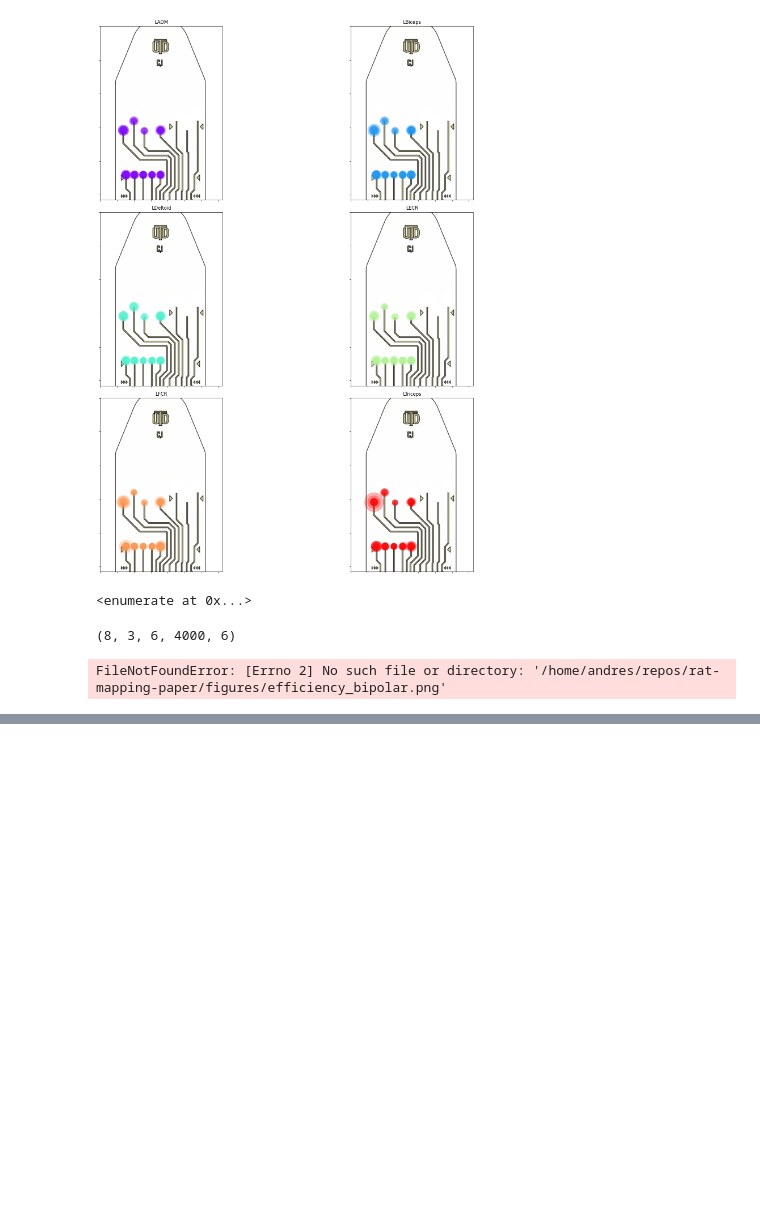
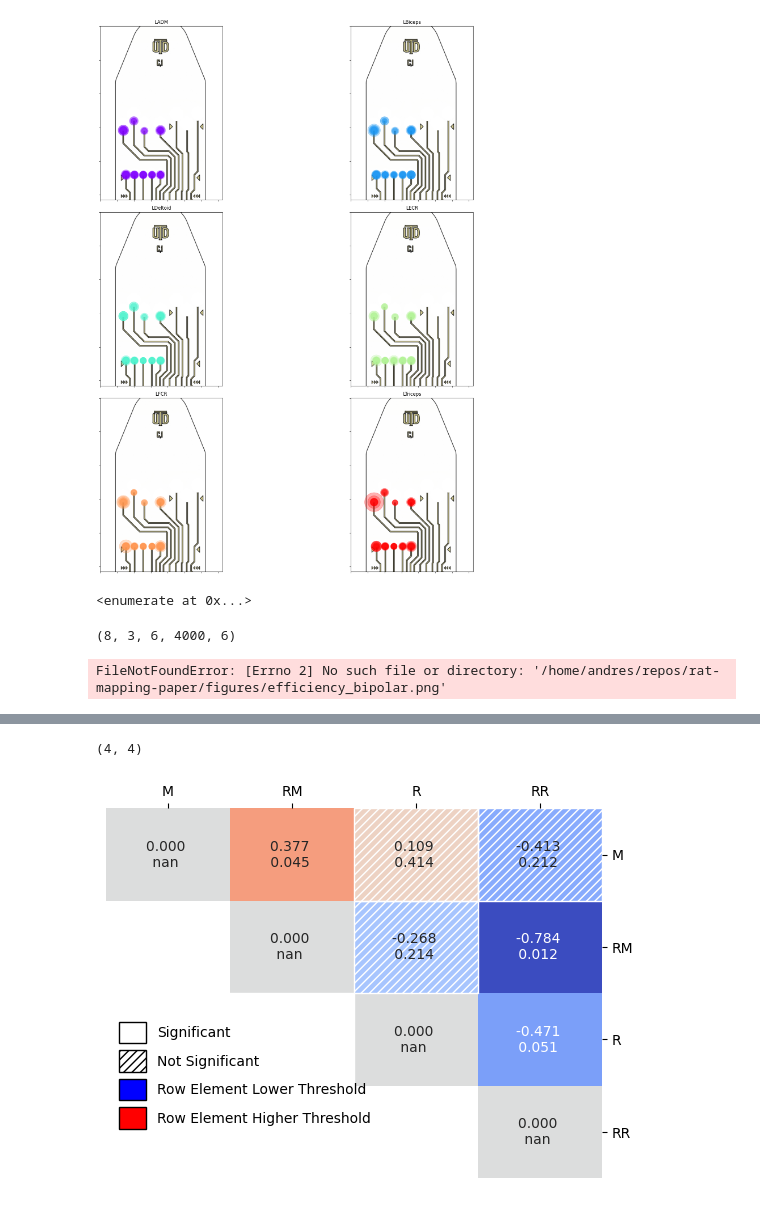
Before and after one commit to hbmep/rat-mapping, a Jupyter notebook: notebooks/C_SMA_LAR/efficiency_bipolar.ipynb, the cells around one changed output, grey strips where cells are left out. Saved outputs shown, nothing was run; the diff lists cells and outputs as text; code cells hidden in the pictures; blank space fills up the shorter version.

```diff
--- a/notebooks/C_SMA_LAR/efficiency_bipolar.ipynb
+++ b/notebooks/C_SMA_LAR/efficiency_bipolar.ipynb
@@ -506,0 +682,3 @@ FileNotFoundError: [Errno 2] No such file or directory: '/home/andres/repos/rat-
+# %%
+mono = [m for m in mono if m.split("-")[1][2] in laterality_r]
+mono
@@ -506,0 +755,2 @@ FileNotFoundError: [Errno 2] No such file or directory: '/home/andres/repos/rat-
+# %%
+arr_biceps = ma.masked_invalid(arr_biceps)
@@ -506,0 +786,12 @@ FileNotFoundError: [Errno 2] No such file or directory: '/home/andres/repos/rat-
+# %%
+size_ind = 0 # big or small
+
+### ACTUAL CALCULATION
+a_test = arr_biceps[...,size_ind,:]
+a_test = a_test / ma.median(a_test, axis = (0,1, 2,-1), keepdims=True)
+
+a_mean = ma.mean(a_test, axis=(0, 2,-1))
+a_mean.shape
+
+t = (a_mean[None, :, :] - a_mean[:, None, :])
+t.shape
@@ -506,0 +800,63 @@ FileNotFoundError: [Errno 2] No such file or directory: '/home/andres/repos/rat-
+# %%
+test = stats.ttest_1samp(t, popmean=0, alternative="two-sided", axis=(-1))
+# %%
+p.shape
+# %% [output]
+(4, 4)
+# %%
+ind = laterality_r
+
+### GET MEAN TO PLOT
+p_mean = t.mean(axis=-1)
+### GET P VALUES
+p = test.pvalue
+### MASK NANs
+p_mean = p_mean.data
+# p_mean = p_mean.reshape(len(ind),len(ind))
+
+# ### GET VALUES WE WANT TO PLOT
+p_ = p
+
+#FOR ANNOTATION
+data = []
+for ind_i, i in enumerate(p_):
+    for ind_j, j in enumerate(i):
+        data.append(f"{p_mean[ind_i, ind_j]:.3f} \n {j:.3f}  ")
+
+data = np.array(data).reshape(len(ind),len(ind))
+
+#MASK LOWER TRIANGLE
+mask2= np.array(p_)
+mask2 = np.tril(np.ones_like(mask2), k=-1).astype(bool)
+
+#CORRECT LABELS
+labels = np.array(laterality_r)
+labels = labels.astype('U20')
+
+#PLOT
+ax=sns.heatmap(p_mean   , xticklabels=labels, yticklabels=labels,annot=data,fmt = '',center = 0, cmap = "coolwarm",cbar = False, mask = mask2)
+
+
+##ADD HATCH FOR SIGNIFICANCE
+handles = []
+hatch_mask = p_ > 0.1
+
+for i in range (p_.shape[0]):
+    for j in range(p_.shape[1]):
+        if hatch_mask[i, j]:
+            ax.add_patch(plt.Rectangle((j, i), 1, 1, fill=False, hatch='////', edgecolor='white'))
+handles.append(plt.Rectangle((0, 0), 0, 0, color='white', ec='black',
+                    hatch='', label="Significant"))
+handles.append(plt.Rectangle((0, 0), 0, 0, color='white', ec='black',
+                    hatch='////', label="Not Significant"))
+handles.append(plt.Rectangle((0, 0), 0, 0, color='blue', ec='black',
+                    hatch='', label="Row Element Lower Threshold"))
+handles.append(plt.Rectangle((0, 0), 0, 0, color='Red', ec='black',
+                    hatch='', label="Row Element Higher Threshold"))
+ax.legend(handles=handles, loc='lower left', bbox_to_anchor=(0, .1),
+        handlelength=2, handleheight=2, frameon=False)
+ax.tick_params(left= False,labelleft = False, bottom= False,labelbottom= False,right=True, top=True, labelright=True, labeltop=True, labelrotation=0)
+
+ax.yaxis.tick_right()
+# %% [output]
+[figure, added]
```
Also changed, not shown: parts of 32 cells of this notebook, 10 other files.
